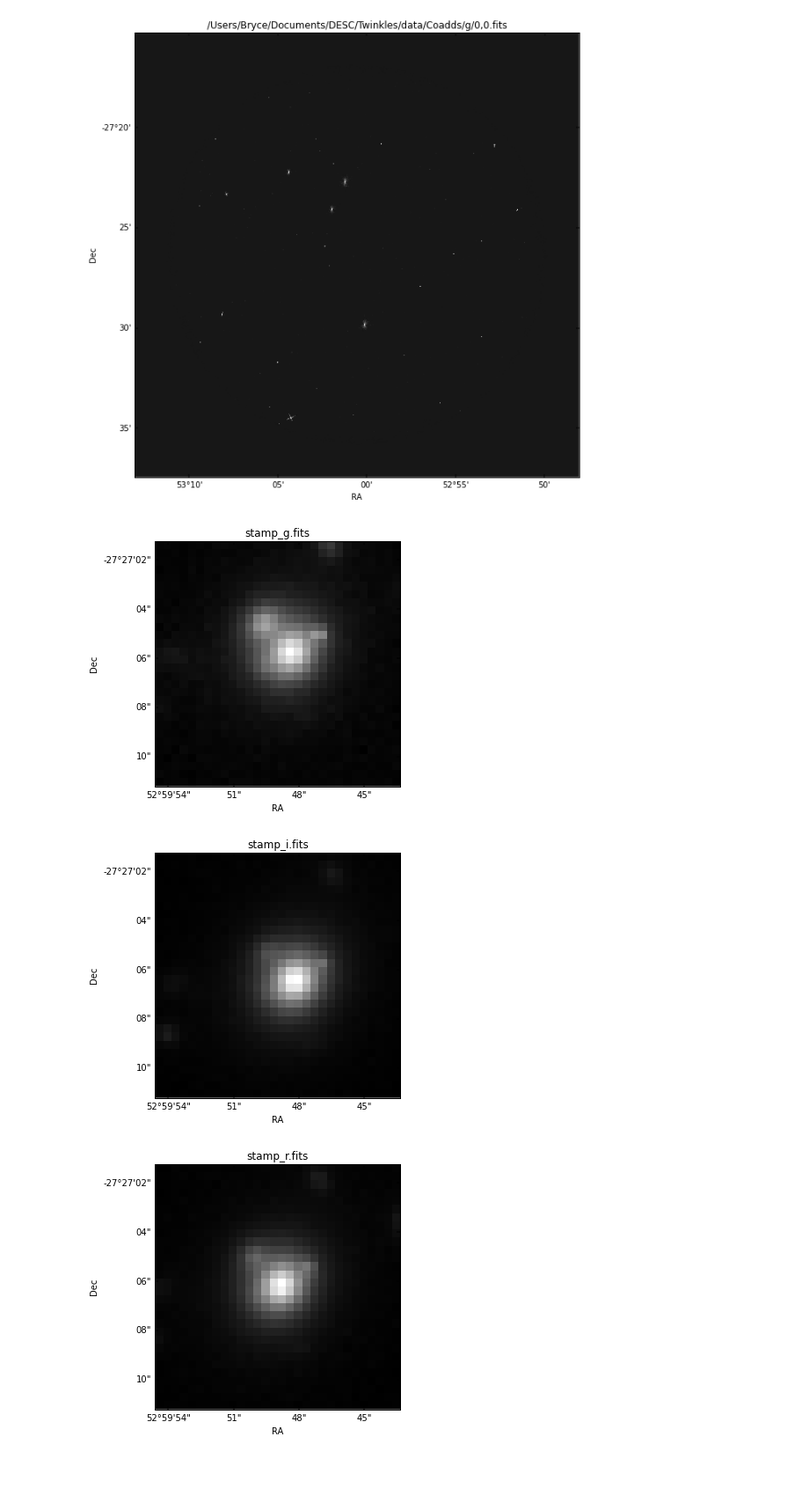
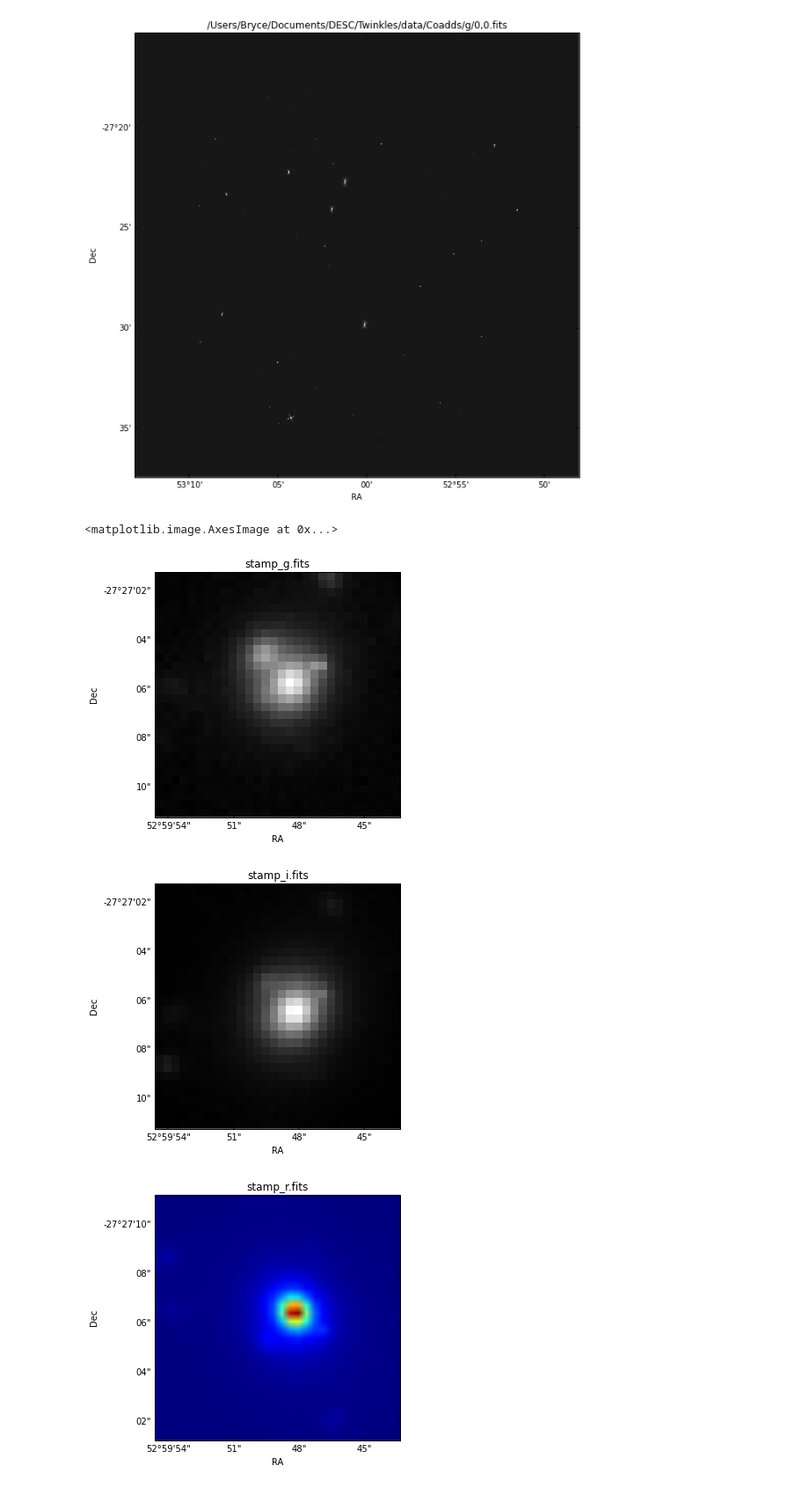
Before and after one commit to LSSTDESC/Twinkles, a Jupyter notebook: examples/notebooks/155_twinkles_postage_stamps.ipynb, the cells around one changed output. Shown at 88% size. Cells and saved outputs as stored; diff of their text form; code cells hidden in the pictures.

```diff
--- a/examples/notebooks/155_twinkles_postage_stamps.ipynb
+++ b/examples/notebooks/155_twinkles_postage_stamps.ipynb
@@ -20,28 +21,34 @@ render_fits_image(image1[1], title=exposure_file1)
 # %%
 # Create a series of postage stamps from a list of 5 Exposure
 # FITS files (using the test image as a proxy for all five)
 # and display each.
 plt.rcParams['figure.figsize'] = (5, 5)
 dataFolder = '/Users/Bryce/Documents/DESC/Twinkles/data/Coadds/'
 expfiles=[]
 filterNames = []
 for folderName in os.listdir(dataFolder):
     for fileName in os.listdir(str(dataFolder+folderName)):
         expfiles.append(str(dataFolder+folderName+'/'+fileName))
         filterNames.append(folderName)
 loc0 = [52.9968499, -27.4517142]
 ra = [loc0[0]]
 dec = [loc0[1]]
 size = 10
+rgb_dict = {}
 for ra_i, dec_i in zip(ra,dec):
     stamps = create_postage_stamps(ra_i, dec_i, size, expfiles)
     for i, stamp in enumerate(stamps):
         outfile = 'stamp_%s.fits' % filterNames[i]
         stamp.writeFits(outfile)
         fits_obj = fits.open(outfile)
         fig = render_fits_image(fits_obj[1], title=outfile)
+        rgb_dict[filterNames[i]] = fits_obj[1].data
         plt.savefig('stamp_%i.png' % (i))
+    rgb_data = np.array((rgb_dict['i'], rgb_dict['r'], rgb_dict['g']))
+plt.imshow(rgb_data[0])
+    #img.imsave('stamp_rgb.png', rgb_data.T)
 # %% [output]
+<matplotlib.image.AxesImage at 0x...>
 [figure]
 [figure]
-[figure, old version]
+[figure, new version]
```
Also changed, not shown: parts of 1 cell of this notebook.
